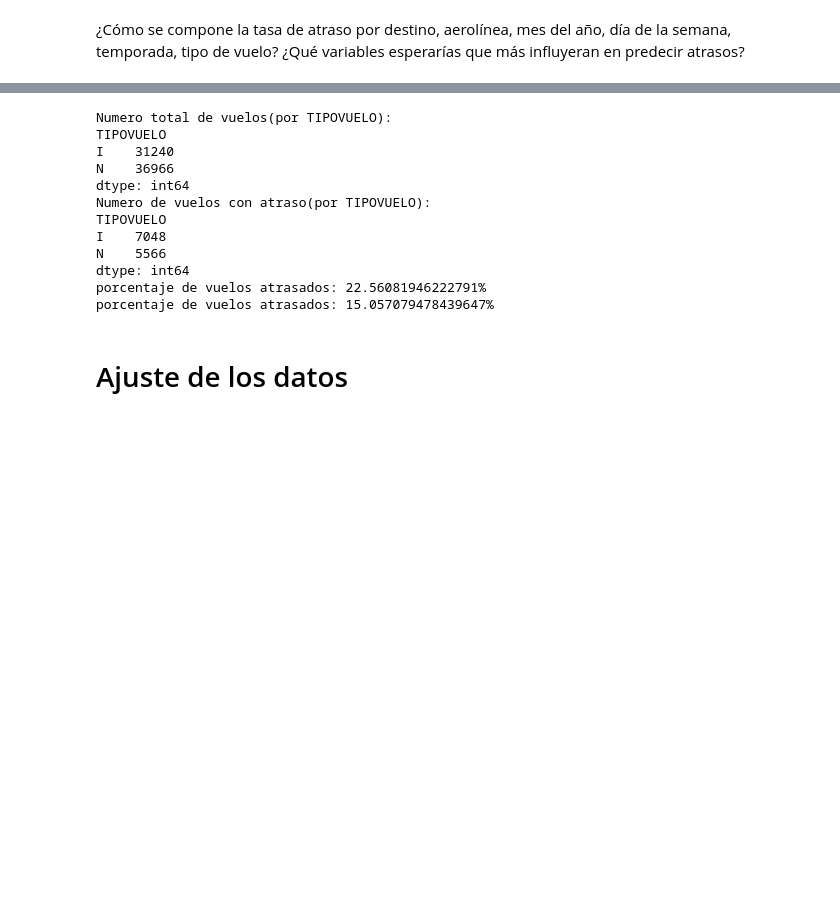
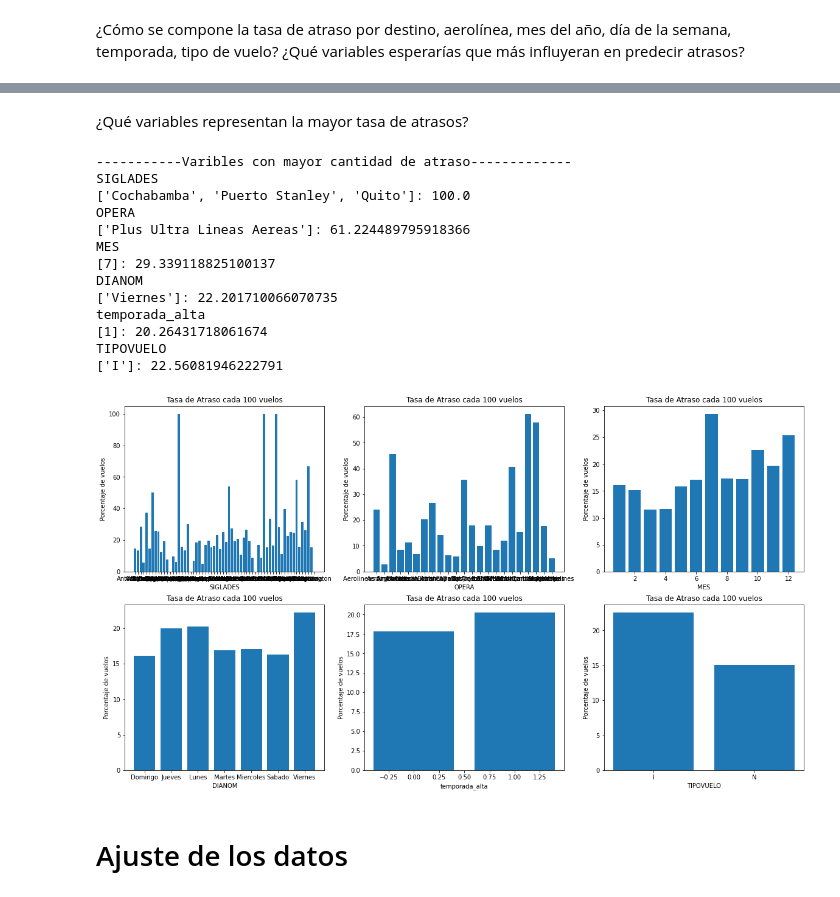
Before and after one commit to mario-97/Challenge_DataScientist, a Jupyter notebook: solution.ipynb, the cells around one changed output, grey strips where cells are left out. Drawn from its saved outputs; the diff is of its cells as text; code cells hidden in the pictures; blank space fills up the shorter version.

```diff
--- a/solution.ipynb
+++ b/solution.ipynb
@@ -354,33 +347,47 @@ TIPOVUELO
 I    22.560819
 N    15.057079
 Name: atraso_15, dtype: float64
-# %%
-# INICIO BLOQUE DE CODIGO DE COMPROBACION DE PORCENTAJES
-evaluar = 'TIPOVUELO'
-freq_tasa = tasas_atraso.groupby(['atraso_15', evaluar]).size() # tasa de atraso y no atrasados por cada dia de la semana
-
-freq_total = tasas_atraso.groupby([evaluar]).size() # dias totales
-print("Numero total de vuelos(por "+evaluar+"): ")
-print(freq_total)
-print("Numero de vuelos con atraso(por "+evaluar+"): ")
-print(freq_tasa[1]) # solo vuelvos atrasados(1) por dia
-
-for i in range(freq_total.shape[0]):
-  print("porcentaje de vuelos atrasados: "+str(freq_tasa[1][i]*100/freq_total[i])+"%")
-# FIN CODIGO DE COMPROBACION DE PORCENTAJES
-# %% [output]
-Numero total de vuelos(por TIPOVUELO):
-TIPOVUELO
-I    31240
-N    36966
-dtype: int64
-Numero de vuelos con atraso(por TIPOVUELO):
-TIPOVUELO
-I    7048
-N    5566
-dtype: int64
-porcentaje de vuelos atrasados: 22.56081946222791%
-porcentaje de vuelos atrasados: 15.057079478439647%
+# %% [markdown]
+¿Qué variables representan la mayor tasa de atrasos?
+# %%
+e = 0
+plt.figure(figsize=(20,11))
+j = 1
+print("-----------Varibles con mayor cantidad de atraso-------------")
+for i in lista_tasas:
+  print(tasa[e]) # imprimir nombre de columna
+  value_max = i.max() # buscar valor maximo
+  maximo = pd.DataFrame(i).index[pd.DataFrame(i)['atraso_15'] == value_max].tolist() # buscar indice al cual corresponde este valor maximo
+  print(str(maximo) + ": " +str(value_max))
+
+  plt.subplot(2,3,j)
+  ## Legenda en el eje y
+  plt.ylabel('Porcentaje de vuelos')
+
+  ## Legenda en el eje x
+  plt.xlabel(tasa[e])
+
+  ## Título de Gráfica
+  plt.title("Tasa de Atraso cada 100 vuelos")
+  plt.bar(i.keys(), i)
+
+  j = j + 1
+  e = e + 1
+# %% [output]
+-----------Varibles con mayor cantidad de atraso-------------
+SIGLADES
+['Cochabamba', 'Puerto Stanley', 'Quito']: 100.0
+OPERA
+['Plus Ultra Lineas Aereas']: 61.224489795918366
+MES
+[7]: 29.339118825100137
+DIANOM
+['Viernes']: 22.201710066070735
+temporada_alta
+[1]: 20.26431718061674
+TIPOVUELO
+['I']: 22.56081946222791
+[figure, added]
 # %% [markdown]
 # Ajuste de los datos
 # %% [markdown]
```
Also changed, not shown: parts of 11 cells of this notebook.
